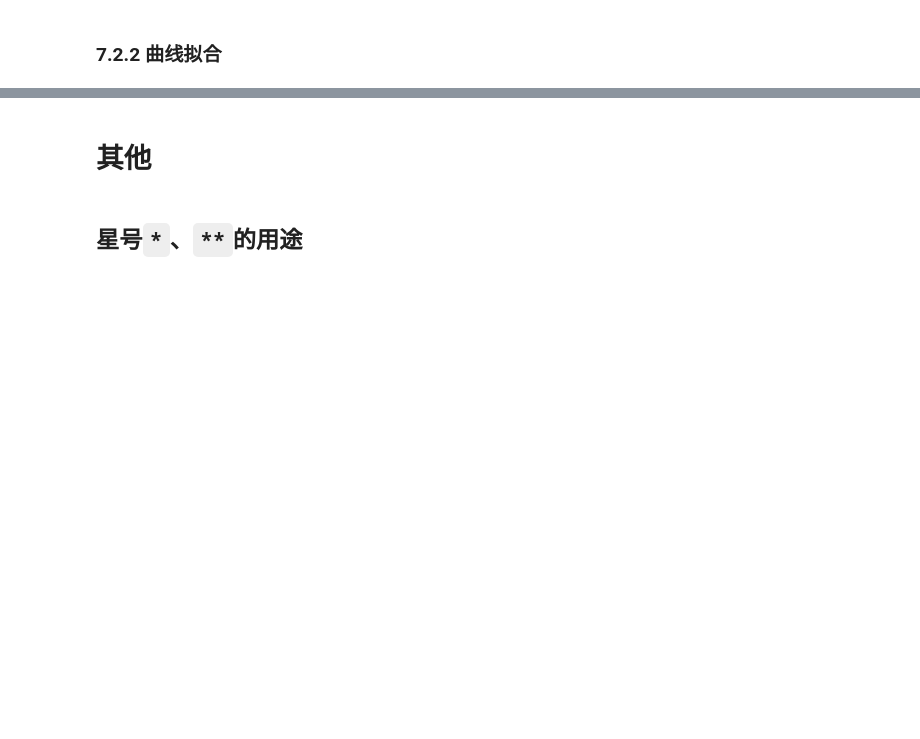
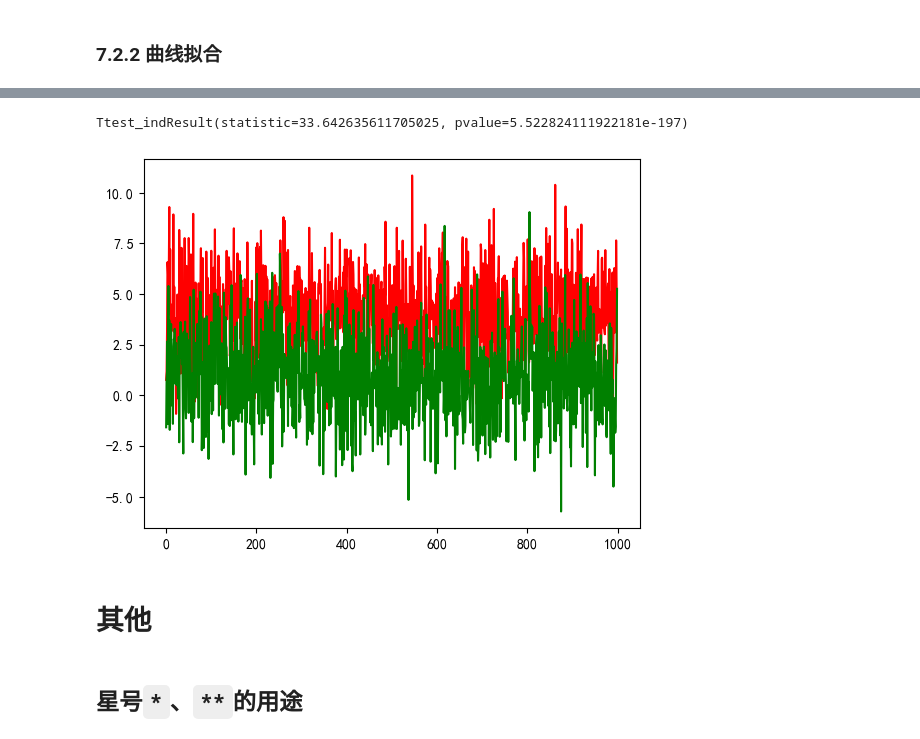
Before and after one commit to aisuandebowen/pyReview, a Jupyter notebook: pyStu.ipynb, the cells around one changed output, grey strips where cells are left out. Cells and saved outputs as stored; diff of their text form; code cells hidden in the pictures; blank space fills up the shorter version.

```diff
--- a/pyStu.ipynb
+++ b/pyStu.ipynb
@@ -1608,3 +1645,16 @@ array([[-0.16363636, -0.03636364,  0.50909091],
+# %%
+import matplotlib.pyplot as plt
+from scipy import stats
+a = np.random.normal(4,2,1000)
+b = np.random.normal(1,2,1000)
+
+plt.plot(a,color='red')
+plt.plot(b,color='green')
+
+stats.ttest_ind(a,b)
+# %% [output]
+Ttest_indResult(statistic=33.642635611705025, pvalue=5.522824111922181e-197)
+[figure, added]
 # %% [markdown]
 # 其他
 # %% [markdown]
```
Also changed, not shown: parts of 23 cells of this notebook.
